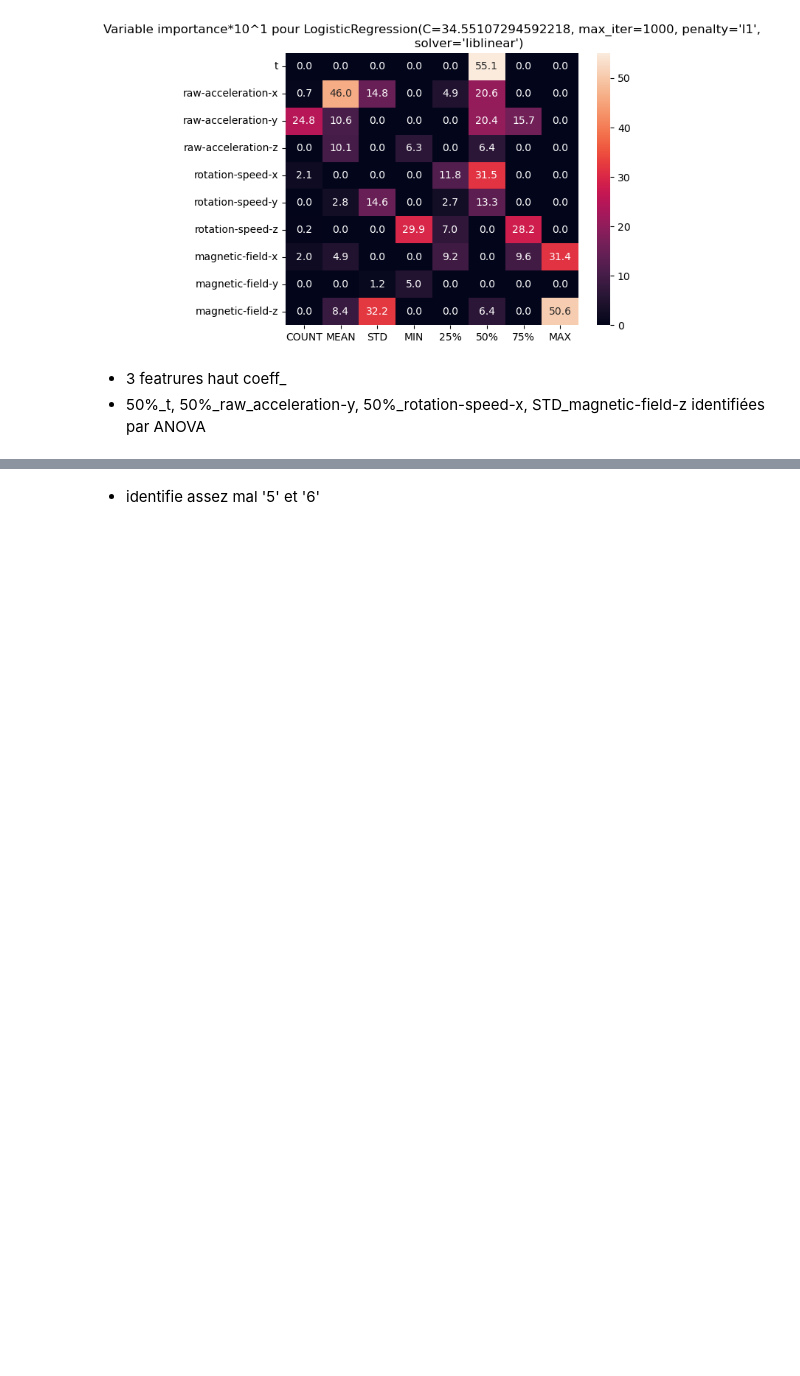
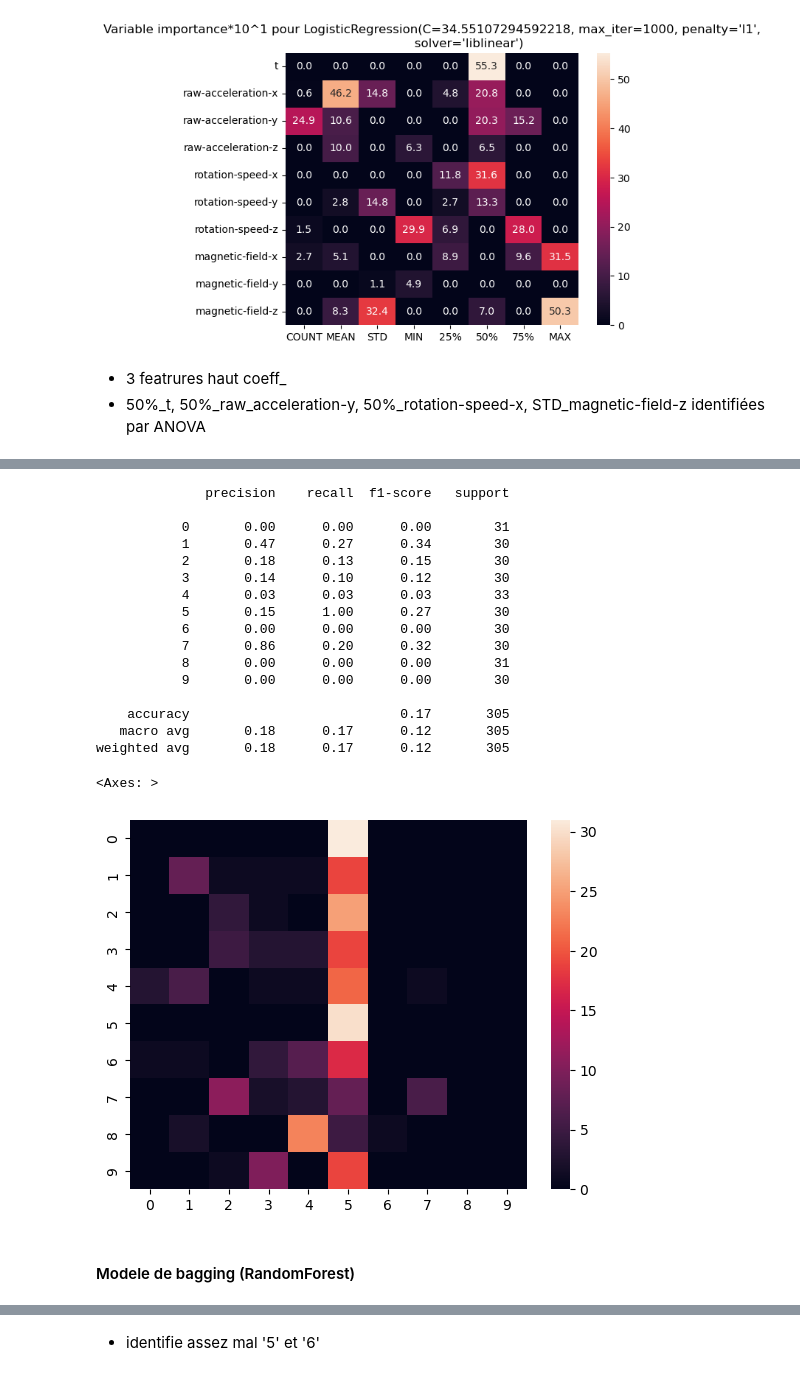
Before and after one commit to RCaz33/Time-series_Multiclass-classification_Reservoir-computing-INRIA, a Jupyter notebook: feature_importance.ipynb, the cells around one changed output, grey strips where cells are left out. Drawn from its saved outputs; the diff is of its cells as text; code cells hidden in the pictures; blank space fills up the shorter version.

```diff
--- a/feature_importance.ipynb
+++ b/feature_importance.ipynb
@@ -247,6 +243,7 @@ def test_models(to_test=to_test):
     to_test : pd.DataFrame()
     """
 
+    sc=StandardScaler()
     X=sc.fit_transform(to_test.drop("label", axis=1))
     y=to_test["label"]
     X_train, X_test, y_train, y_test = train_test_split(X, y, test_size=0.3, random_state=42, stratify=y)
@@ -262,7 +259,7 @@ def test_models(to_test=to_test):
     for model in models:
         cv =cross_validate(model,X_train,y_train,cv=sss)
         print(f"{model} score :{round(cv['test_score'].mean(),2)}, time {round(cv['score_time'].mean(),4)}")
-    return X, y, X_train, X_test, y_train, y_test
+    return X, y, X_train, X_test, y_train, y_test, sc
 
-X, y, X_train, X_test, y_train, y_test = test_models(to_test)
+X, y, X_train, X_test, y_train, y_test, sc = test_models(to_test)
 # %% [output]
@@ -360,3 +362,29 @@ model_lr = feat_importance_logreg(random_search, to_test, show=True)
+# %%
+to_test1 = load_data('data/h_config1-lcb')
+y_pred = model_lr.predict(sc.transform(to_test1.drop(columns='label')))
+print(classification_report(to_test1.label,y_pred))
+sns.heatmap(confusion_matrix(to_test1.label,y_pred))
+# %% [output]
+              precision    recall  f1-score   support
+
+           0       0.00      0.00      0.00        31
+           1       0.47      0.27      0.34        30
+           2       0.18      0.13      0.15        30
+           3       0.14      0.10      0.12        30
+           4       0.03      0.03      0.03        33
+           5       0.15      1.00      0.27        30
+           6       0.00      0.00      0.00        30
+           7       0.86      0.20      0.32        30
+           8       0.00      0.00      0.00        31
+           9       0.00      0.00      0.00        30
+
+    accuracy                           0.17       305
+   macro avg       0.18      0.17      0.12       305
+weighted avg       0.18      0.17      0.12       305
+<Axes: >
+[figure, added]
+# %% [markdown]
+#### Modele de bagging (RandomForest)
 # %%
 def optimize_rfc(X_train=X_train, y_train=y_train, X_test=X_test, y_test=y_test):
     param_grid = {
```
Also changed, not shown: parts of 52 cells of this notebook, 6 other files.
